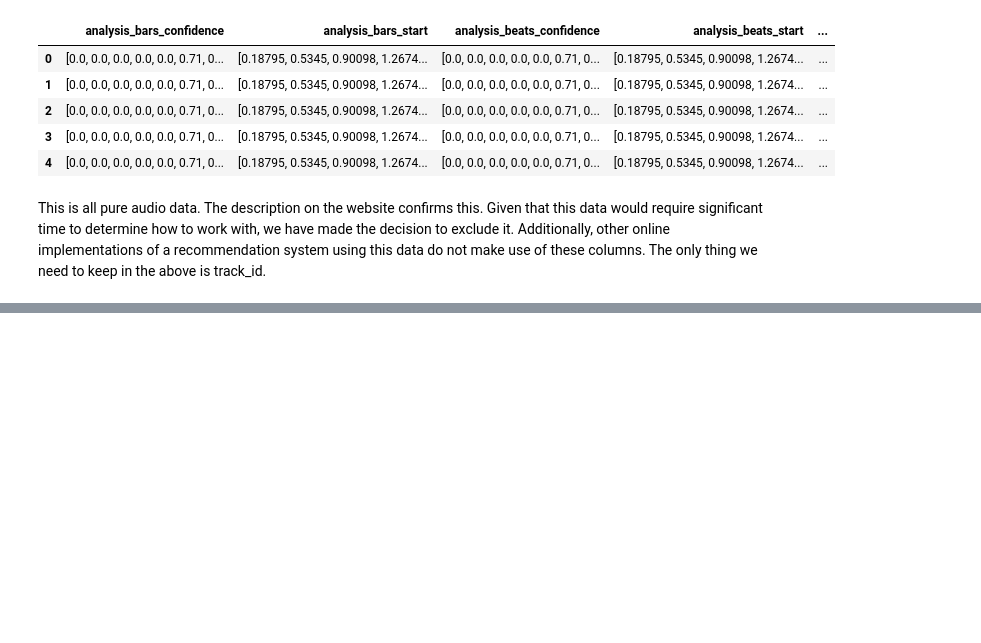
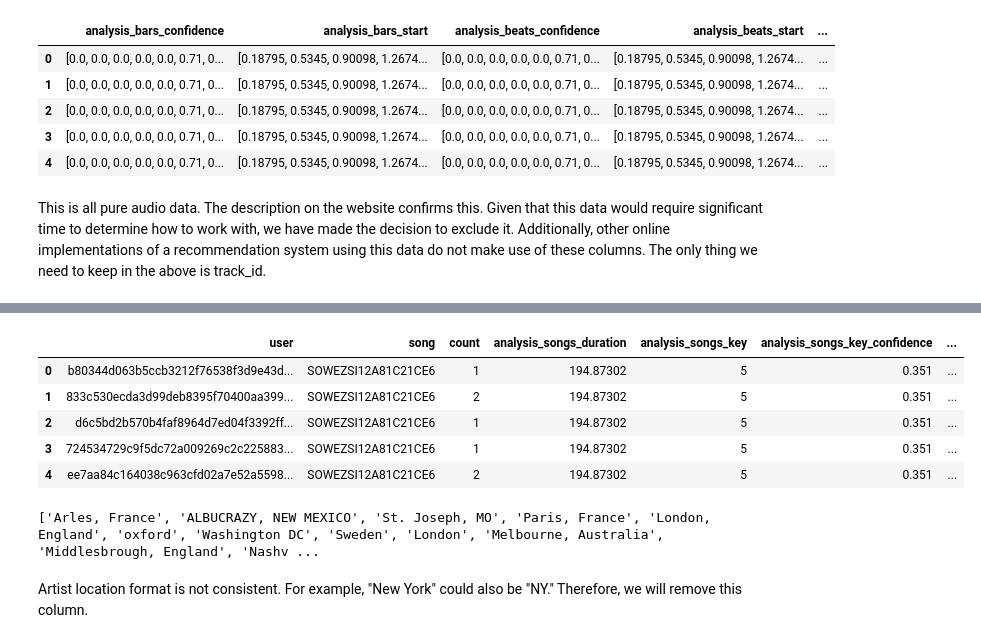
Before and after one commit to skhatri-28/Song-Recommendation-System-Project, a Jupyter notebook: notebooks/preprocessing.ipynb, the cells around one changed output, grey strips where cells are left out. Cells and saved outputs as stored; diff of their text form; code cells hidden in the pictures; blank space fills up the shorter version.

```diff
--- a/notebooks/preprocessing.ipynb
+++ b/notebooks/preprocessing.ipynb
@@ -363,2 +379,19 @@ The decision was also made to remove other columns containing numeric data in ar
+# %%
+master_data_df['metadata_artist_termss'] = ['|'.join(map(str, l)) for l in df['metadata_artist_terms']]
+master_data_df.drop(['metadata_artist_terms'], axis=1, inplace=True)
+master_data_df.head()
+# %% [output]
+|  | user | song | count | analysis_songs_duration | analysis_songs_key | analysis_songs_key_confidence | ... |
+| 0 | b80344d063b5ccb3212f76538f3d9e43d... | SOWEZSI12A81C21CE6 | 1 | 194.87302 | 5 | 0.351 | ... |
+| 1 | 833c530ecda3d99deb8395f70400aa399... | SOWEZSI12A81C21CE6 | 2 | 194.87302 | 5 | 0.351 | ... |
+| 2 | d6c5bd2b570b4faf8964d7ed04f3392ff... | SOWEZSI12A81C21CE6 | 1 | 194.87302 | 5 | 0.351 | ... |
+| 3 | 724534729c9f5dc72a009269c2c225883... | SOWEZSI12A81C21CE6 | 1 | 194.87302 | 5 | 0.351 | ... |
+| 4 | ee7aa84c164038c963cfd02a7e52a5598... | SOWEZSI12A81C21CE6 | 2 | 194.87302 | 5 | 0.351 | ... |
 # %%
 ## Add analysis regarding decision to remove artist location
+locations = list(df_obj[df_obj['metadata_songs_artist_location'] != '']['metadata_songs_artist_location'].unique())
+print(locations)
+# %% [output]
+['Arles, France', 'ALBUCRAZY, NEW MEXICO', 'St. Joseph, MO', 'Paris, France', 'London, England', 'oxford', 'Washington DC', 'Sweden', 'London', 'Melbourne, Australia', 'Middlesbrough, England', 'Nashv ...
+# %% [markdown]
+Artist location format is not consistent. For example, "New York" could also be "NY." Therefore, we will remove this column.
```
Also changed, not shown: parts of 14 cells of this notebook.
